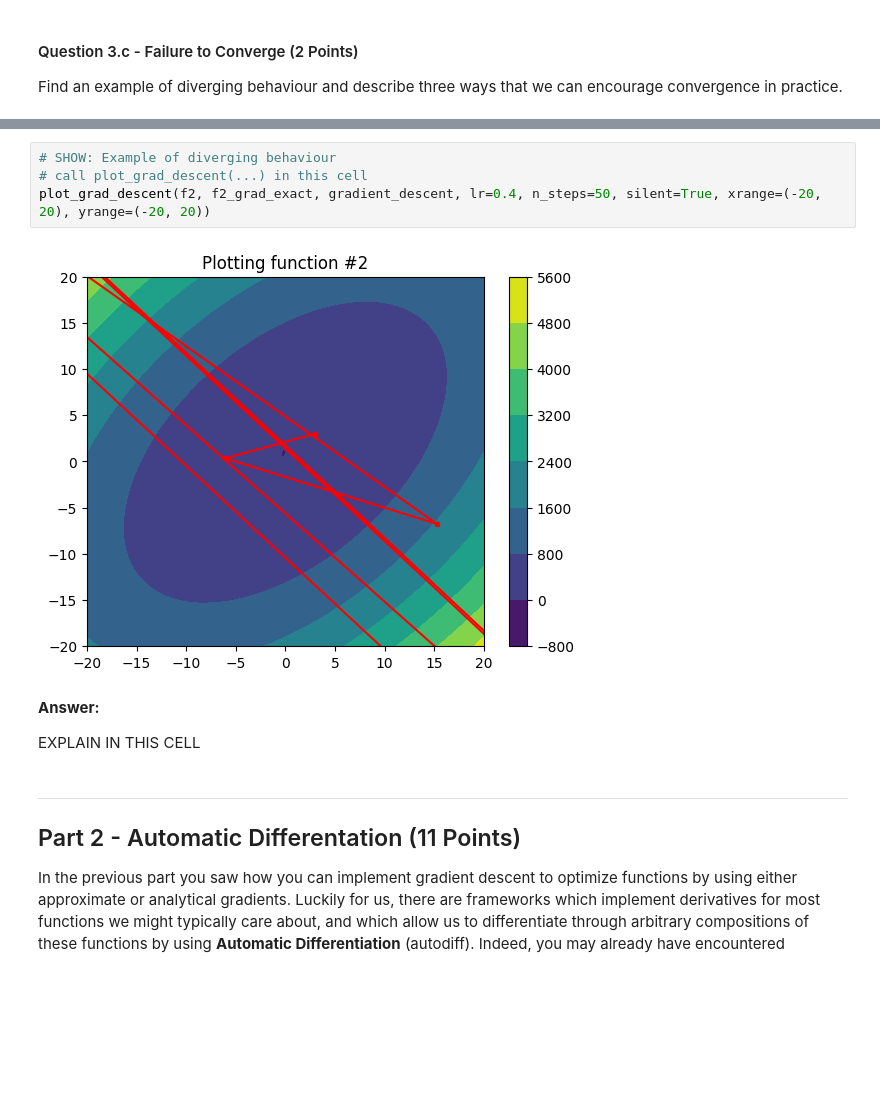
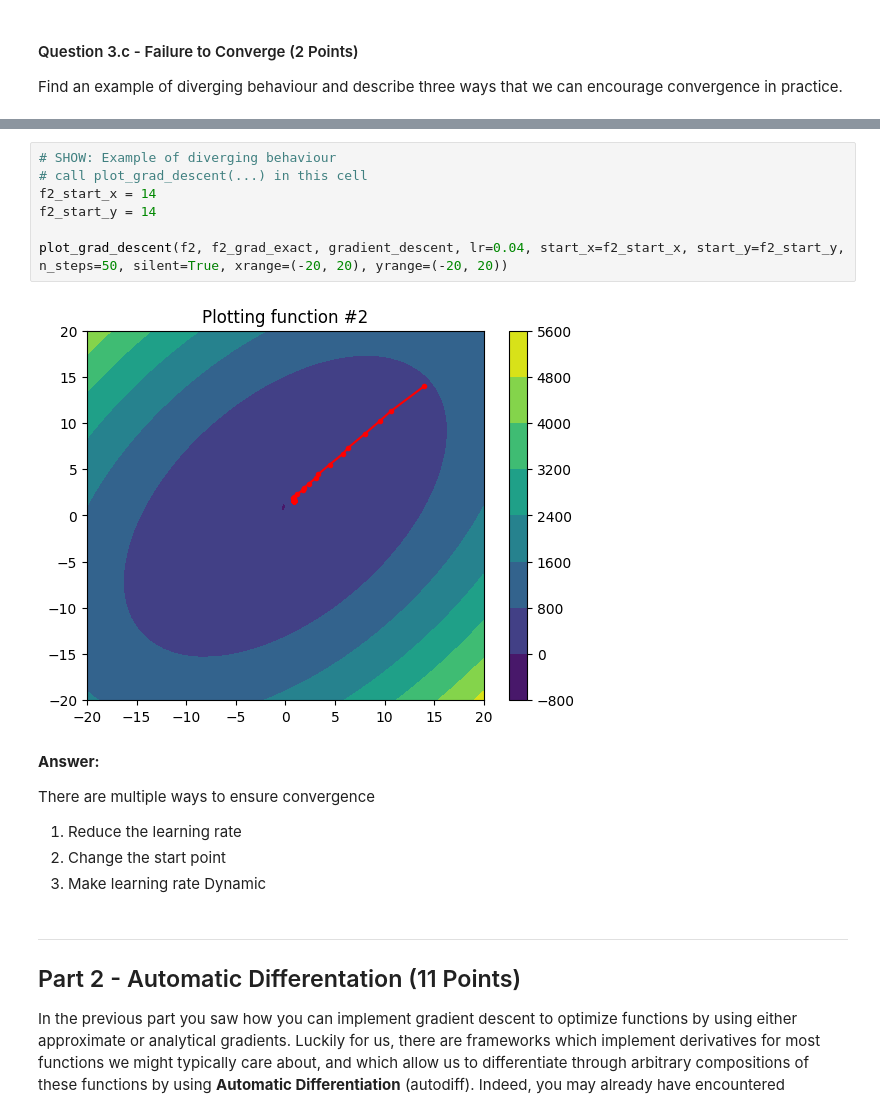
Before and after one commit to Devesh251298/Differentiation_and_Optimisation_dj422, a Jupyter notebook: mml_cw_1.ipynb, the cells around one changed output, grey strips where cells are left out. Drawn from its saved outputs; the diff is of its cells as text; blank space fills up the shorter version.

Commit message:
Written Answers

```diff
--- a/mml_cw_1.ipynb
+++ b/mml_cw_1.ipynb
@@ -306,13 +314,19 @@ Find an example of diverging behaviour and describe three ways that we can encou
 # %%
 # SHOW: Example of diverging behaviour
 # call plot_grad_descent(...) in this cell
-plot_grad_descent(f2, f2_grad_exact, gradient_descent, lr=0.4, n_steps=50, silent=True, xrange=(-20, 20), yrange=(-20, 20))
+f2_start_x = 14
+f2_start_y = 14
+
+plot_grad_descent(f2, f2_grad_exact, gradient_descent, lr=0.04, start_x=f2_start_x, start_y=f2_start_y, n_steps=50, silent=True, xrange=(-20, 20), yrange=(-20, 20))
 # %% [output]
-[figure, old version]
+[figure, new version]
-# %% [markdown]
-**Answer:**
-
-EXPLAIN IN THIS CELL
+# %% [markdown]
+**Answer:**
+
+There are multiple ways to ensure convergence
+1) Reduce the learning rate
+2) Change the start point
+3) Make learning rate Dynamic
 # %% [markdown]
 <!-- END QUESTION -->
 
```
Also changed, not shown: parts of 14 cells of this notebook, 1 other file.
